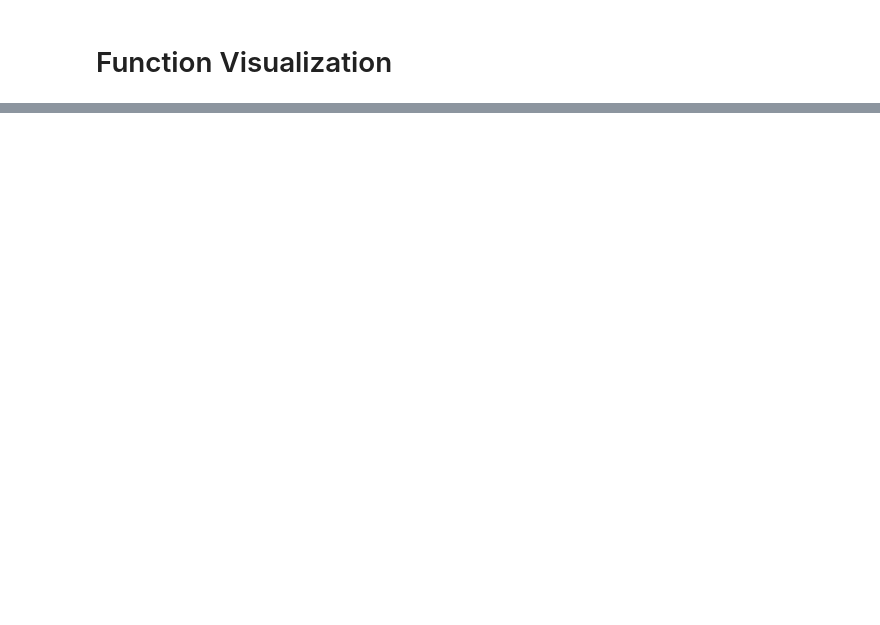
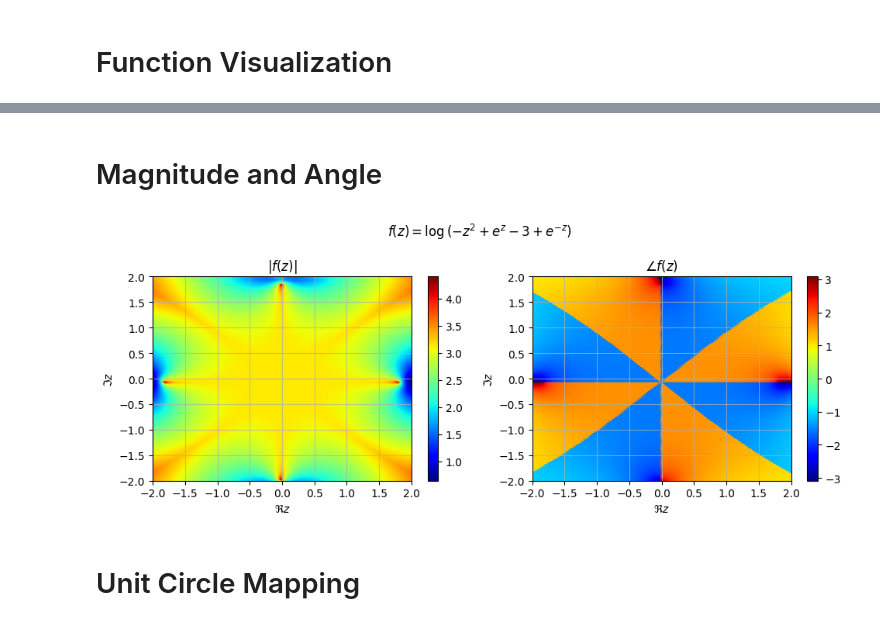
Before and after one commit to IMLL1/complexFunctions, a Jupyter notebook: ComplexFuncs.ipynb, the cells around one changed output, grey strips where cells are left out. Cells and saved outputs as stored; diff of their text form; code cells hidden in the pictures; blank space fills up the shorter version.

```diff
--- a/ComplexFuncs.ipynb
+++ b/ComplexFuncs.ipynb
@@ -85,0 +77,24 @@ plt.show()
+# %% [markdown]
+# Magnitude and Angle
+# %%
+plt.figure(figsize=(10,4))
+plt.suptitle("$f(z)="+sym.latex(f_z)+"$")
+plt.subplot(1,2,1)
+plt.scatter(X, Y, c=np.abs(fPts))
+plt.xlabel("$\Re z$"); plt.ylabel("$\Im z$")
+plt.title("$|f(z)|$")
+plt.axis([*Xrange, *Yrange])
+plt.colorbar()
+
+plt.subplot(1,2,2)
+plt.scatter(X, Y, c=np.angle(fPts))
+plt.xlabel("$\Re z$"); plt.ylabel("$\Im z$")
+plt.title("$\\angle f(z)$")
+plt.axis([*Xrange, *Yrange])
+plt.colorbar()
+
+plt.tight_layout()
+# %% [output]
+[figure, added]
+# %% [markdown]
+# Unit Circle Mapping
```
Also changed, not shown: parts of 9 cells of this notebook, 1 other file.
